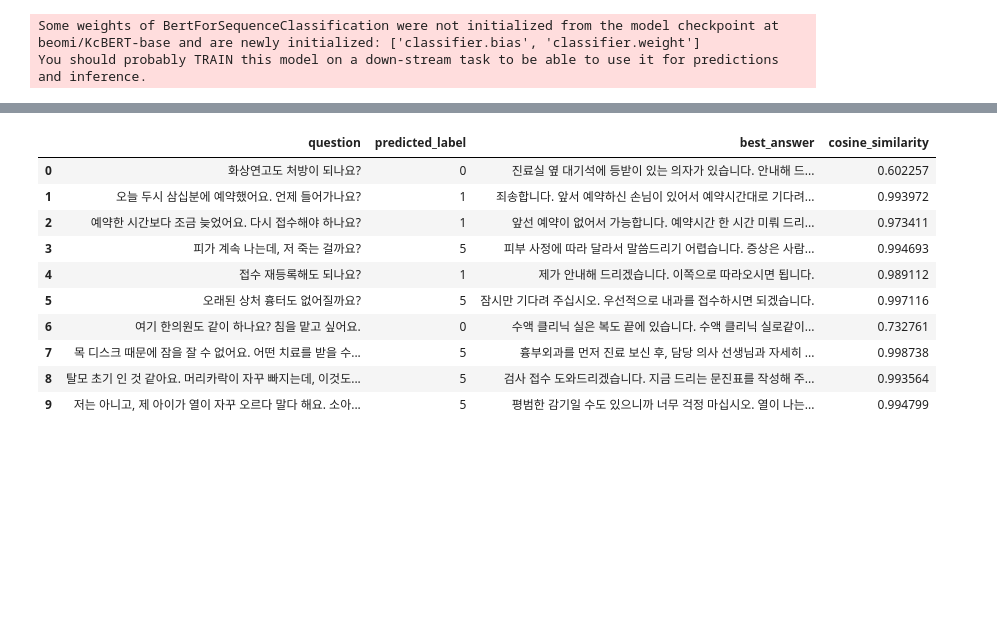
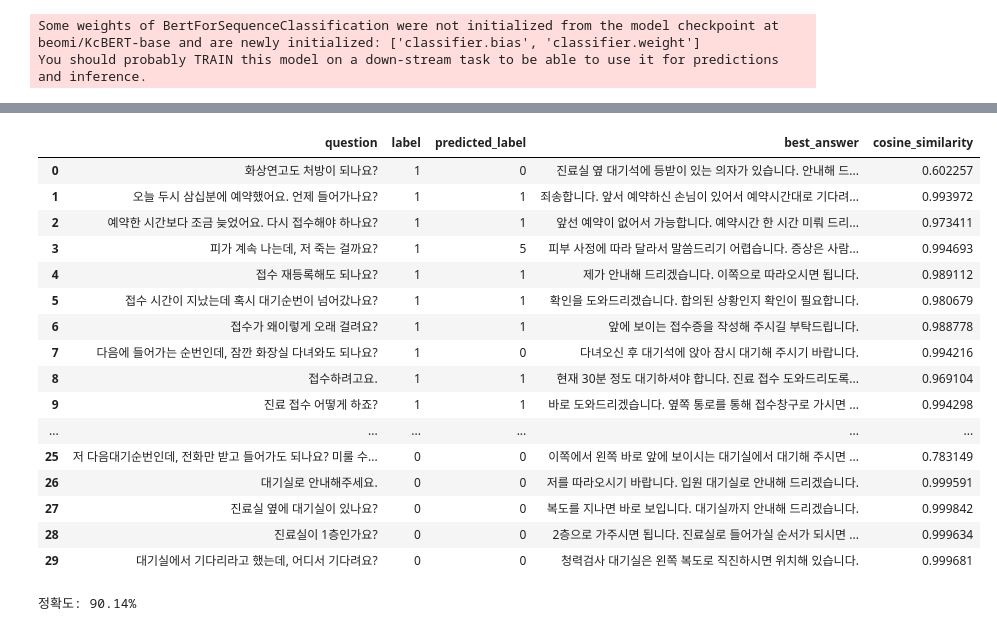
Before and after one commit to Dayeonee2/landimark_project, a Jupyter notebook: dymodeling health/autosentencetrained_health.ipynb, the cells around one changed output, grey strips where cells are left out. Drawn from its saved outputs; the diff is of its cells as text; code cells hidden in the pictures; blank space fills up the shorter version.

```diff
--- a/dymodeling health/autosentencetrained_health.ipynb
+++ b/dymodeling health/autosentencetrained_health.ipynb
@@ -126,46 +172,62 @@ print("코사인 유사도:", cosine_similarity)
 # %%
-# 엑셀 파일에서 질문 데이터 읽어오기
-df_test = pd.read_excel('file/test_question.xlsx')
-test_questions = df_test.groupby('label')['question'].apply(list).to_dict()
+# test_questions 데이터프레임 읽기
+test_questions = pd.read_csv('result csv/test_questions_with_labels.csv')
 
 # 모든 질문을 리스트로 변환하여 input_questions에 저장
-input_questions = []
-for questions in test_questions.values():
-    input_questions.extend(questions)  # 각 레이블에 해당하는 질문을 추가
-
-input_questions
+input_questions = test_questions['question'].tolist()
+input_labels = test_questions['label'].tolist()  # 라벨 리스트 추가
 
 # 결과를 저장할 리스트 초기화
 results = []
 
 # 각 질문에 대해 챗봇 응답 호출
-for input_question in input_questions:
-    best_answer, cosine_similarity, predicted_label = chatbot_response(input_question, tokenizer, model, question_embeddings, answers)
+for input_question, input_label in zip(input_questions, input_labels):
+    # chatbot_response 함수 호출, 반환 값이 올바른지 확인
+    best_answer, cosine_similarity, predicted_label = chatbot_response(
+        input_question, tokenizer, model, question_embeddings, answers
+    )
 
     # 결과를 리스트에 추가
     results.append({
         "question": input_question,
-        "predicted_label": predicted_label,
+        "label": input_label,  # 원래 라벨 추가
+        "predicted_label": predicted_label,  # 예측된 라벨 추가
         "best_answer": best_answer,
         "cosine_similarity": cosine_similarity
     })
 
 # 결과를 데이터프레임으로 변환
 results_df = pd.DataFrame(results)
 
 # 결과 출력
-results_df[:10]
+results_df[:30]
 # %% [output]
-|  | question | predicted_label | best_answer | cosine_similarity |
-| 0 | 화상연고도 처방이 되나요? | 0 | 진료실 옆 대기석에 등받이 있는 의자가 있습니다. 안내해 드... | 0.602257 |
-| 1 | 오늘 두시 삼십분에 예약했어요. 언제 들어가나요? | 1 | 죄송합니다. 앞서 예약하신 손님이 있어서 예약시간대로 기다려... | 0.993972 |
-| 2 | 예약한 시간보다 조금 늦었어요. 다시 접수해야 하나요? | 1 | 앞선 예약이 없어서 가능합니다. 예약시간 한 시간 미뤄 드리... | 0.973411 |
-| 3 | 피가 계속 나는데, 저 죽는 걸까요? | 5 | 피부 사정에 따라 달라서 말씀드리기 어렵습니다. 증상은 사람... | 0.994693 |
-| 4 | 접수 재등록해도 되나요? | 1 | 제가 안내해 드리겠습니다. 이쪽으로 따라오시면 됩니다. | 0.989112 |
-| 5 | 오래된 상처 흉터도 없어질까요? | 5 | 잠시만 기다려 주십시오. 우선적으로 내과를 접수하시면 되겠습니다. | 0.997116 |
-| 6 | 여기 한의원도 같이 하나요? 침을 맡고 싶어요. | 0 | 수액 클리닉 실은 복도 끝에 있습니다. 수액 클리닉 실로같이... | 0.732761 |
-| 7 | 목 디스크 때문에 잠을 잘 수 없어요. 어떤 치료를 받을 수... | 5 | 흉부외과를 먼저 진료 보신 후, 담당 의사 선생님과 자세히 ... | 0.998738 |
-| 8 | 탈모 초기 인 것 같아요. 머리카락이 자꾸 빠지는데, 이것도... | 5 | 검사 접수 도와드리겠습니다. 지금 드리는 문진표를 작성해 주... | 0.993564 |
-| 9 | 저는 아니고, 제 아이가 열이 자꾸 오르다 말다 해요. 소아... | 5 | 평범한 감기일 수도 있으니까 너무 걱정 마십시오. 열이 나는... | 0.994799 |
+|  | question | label | predicted_label | best_answer | cosine_similarity |
+| 0 | 화상연고도 처방이 되나요? | 1 | 0 | 진료실 옆 대기석에 등받이 있는 의자가 있습니다. 안내해 드... | 0.602257 |
+| 1 | 오늘 두시 삼십분에 예약했어요. 언제 들어가나요? | 1 | 1 | 죄송합니다. 앞서 예약하신 손님이 있어서 예약시간대로 기다려... | 0.993972 |
+| 2 | 예약한 시간보다 조금 늦었어요. 다시 접수해야 하나요? | 1 | 1 | 앞선 예약이 없어서 가능합니다. 예약시간 한 시간 미뤄 드리... | 0.973411 |
+| 3 | 피가 계속 나는데, 저 죽는 걸까요? | 1 | 5 | 피부 사정에 따라 달라서 말씀드리기 어렵습니다. 증상은 사람... | 0.994693 |
+| 4 | 접수 재등록해도 되나요? | 1 | 1 | 제가 안내해 드리겠습니다. 이쪽으로 따라오시면 됩니다. | 0.989112 |
+| 5 | 접수 시간이 지났는데 혹시 대기순번이 넘어갔나요? | 1 | 1 | 확인을 도와드리겠습니다. 합의된 상황인지 확인이 필요합니다. | 0.980679 |
+| 6 | 접수가 왜이렇게 오래 걸려요? | 1 | 1 | 앞에 보이는 접수증을 작성해 주시길 부탁드립니다. | 0.988778 |
+| 7 | 다음에 들어가는 순번인데, 잠깐 화장실 다녀와도 되나요? | 1 | 0 | 다녀오신 후 대기석에 앉아 잠시 대기해 주시기 바랍니다. | 0.994216 |
+| 8 | 접수하려고요. | 1 | 1 | 현재 30분 정도 대기하셔야 합니다. 진료 접수 도와드리도록... | 0.969104 |
+| 9 | 진료 접수 어떻게 하죠? | 1 | 1 | 바로 도와드리겠습니다. 옆쪽 통로를 통해 접수창구로 가시면 ... | 0.994298 |
+| ... | ... | ... | ... | ... | ... |
+| 25 | 저 다음대기순번인데, 전화만 받고 들어가도 되나요? 미룰 수... | 0 | 0 | 이쪽에서 왼쪽 바로 앞에 보이시는 대기실에서 대기해 주시면 ... | 0.783149 |
+| 26 | 대기실로 안내해주세요. | 0 | 0 | 저를 따라오시기 바랍니다. 입원 대기실로 안내해 드리겠습니다. | 0.999591 |
+| 27 | 진료실 옆에 대기실이 있나요? | 0 | 0 | 복도를 지나면 바로 보입니다. 대기실까지 안내해 드리겠습니다. | 0.999842 |
+| 28 | 진료실이 1층인가요? | 0 | 0 | 2층으로 가주시면 됩니다. 진료실로 들어가실 순서가 되시면 ... | 0.999634 |
+| 29 | 대기실에서 기다리라고 했는데, 어디서 기다려요? | 0 | 0 | 청력검사 대기실은 왼쪽 복도로 직진하시면 위치해 있습니다. | 0.999681 |
+# %%
+# 정확도 계산
+correct_predictions = (results_df['label'] == results_df['predicted_label']).sum()  # 올바른 예측 수
+total_predictions = results_df.shape[0]  # 총 예측 수
+accuracy = correct_predictions / total_predictions  # 정확도 계산
+
+# 정확도 출력
+print(f'정확도: {accuracy * 100:.2f}%')
+# %% [output]
+정확도: 90.14%
 # %%
 results_df.to_csv('result csv/chatbot_responses_trained.csv', index=False)
```
Also changed, not shown: parts of 3 cells of this notebook, 16 other files.
